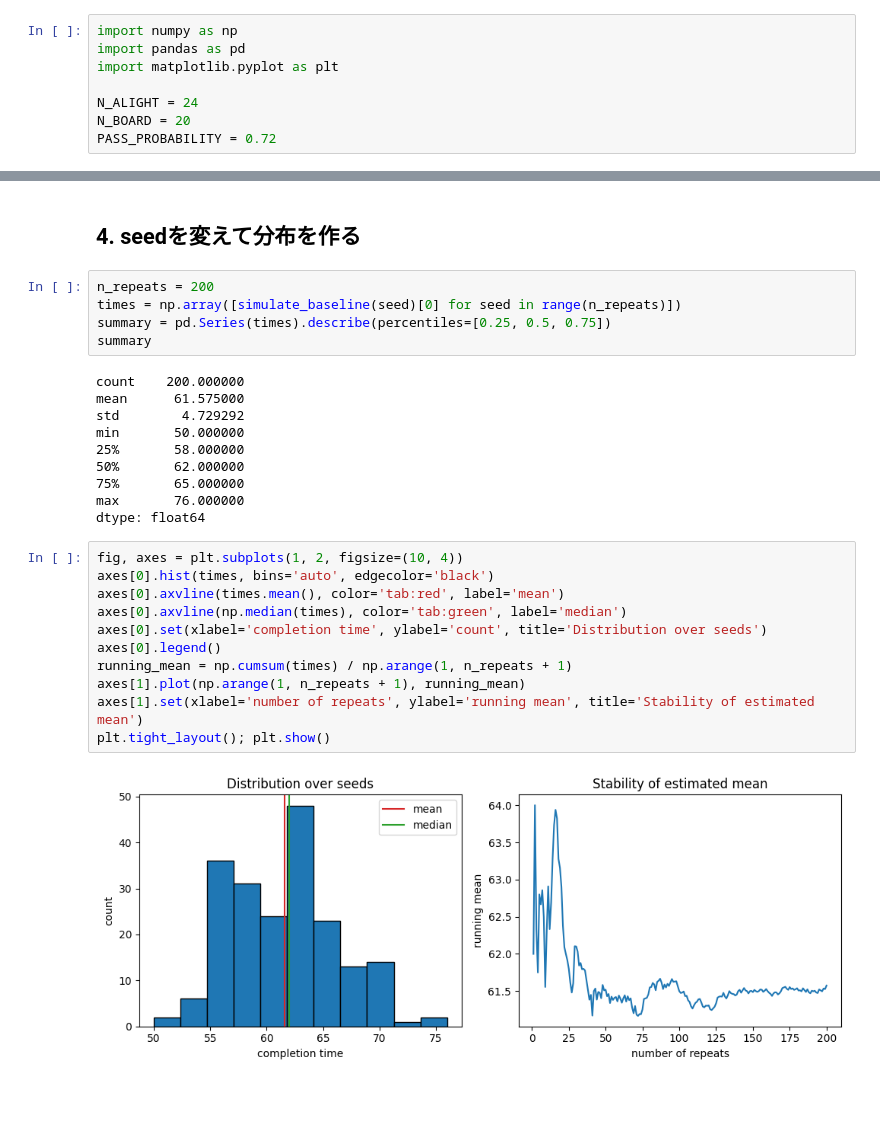
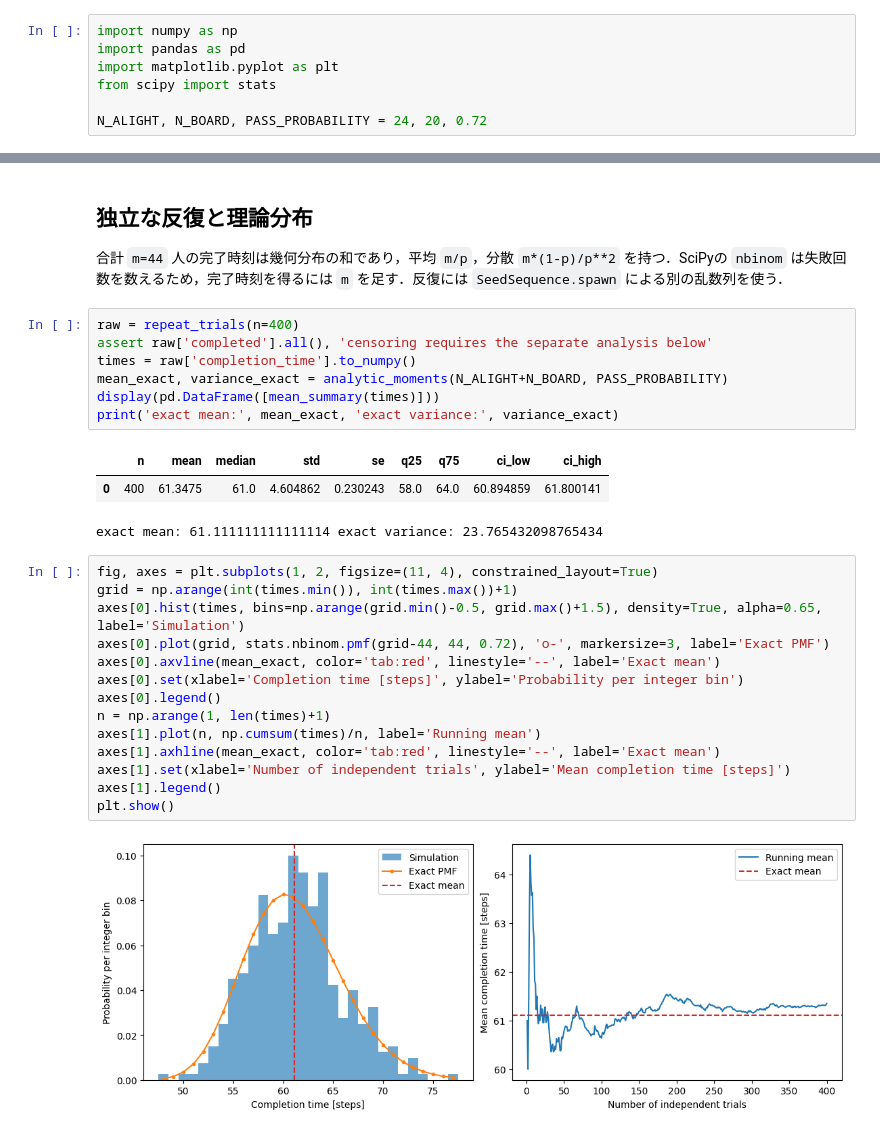
Before and after one commit to k16kgw/Seminar_text, a Jupyter notebook: notebooks/32_stochastic_simulation_repeats.ipynb, the cells around one changed output, grey strips where cells are left out. Saved outputs shown, nothing was run; the diff lists cells and outputs as text; blank space fills up the shorter version.

```diff
--- a/notebooks/32_stochastic_simulation_repeats.ipynb
+++ b/notebooks/32_stochastic_simulation_repeats.ipynb
@@ -10,8 +10,7 @@
 import numpy as np
 import pandas as pd
 import matplotlib.pyplot as plt
+from scipy import stats
 
-N_ALIGHT = 24
-N_BOARD = 20
-PASS_PROBABILITY = 0.72
+N_ALIGHT, N_BOARD, PASS_PROBABILITY = 24, 20, 0.72
 # %% [markdown]
@@ -56,31 +131,32 @@ plt.legend(); plt.tight_layout(); plt.show()
 # %% [markdown]
-## 4. seedを変えて分布を作る
+## 独立な反復と理論分布
+
+合計 `m=44` 人の完了時刻は幾何分布の和であり，平均 `m/p`，分散 `m*(1-p)/p**2` を持つ．SciPyの `nbinom` は失敗回数を数えるため，完了時刻を得るには `m` を足す．反復には `SeedSequence.spawn` による別の乱数列を使う．
 # %%
-n_repeats = 200
-times = np.array([simulate_baseline(seed)[0] for seed in range(n_repeats)])
-summary = pd.Series(times).describe(percentiles=[0.25, 0.5, 0.75])
-summary
+raw = repeat_trials(n=400)
+assert raw['completed'].all(), 'censoring requires the separate analysis below'
+times = raw['completion_time'].to_numpy()
+mean_exact, variance_exact = analytic_moments(N_ALIGHT+N_BOARD, PASS_PROBABILITY)
+display(pd.DataFrame([mean_summary(times)]))
+print('exact mean:', mean_exact, 'exact variance:', variance_exact)
 # %% [output]
+|  | n | mean | median | std | se | q25 | q75 | ci_low | ci_high |
+| 0 | 400 | 61.3475 | 61.0 | 4.604862 | 0.230243 | 58.0 | 64.0 | 60.894859 | 61.800141 |
-count    200.000000
-mean      61.575000
-std        4.729292
-min       50.000000
-25%       58.000000
-50%       62.000000
-75%       65.000000
-max       76.000000
-dtype: float64
+exact mean: 61.111111111111114 exact variance: 23.765432098765434
 # %%
-fig, axes = plt.subplots(1, 2, figsize=(10, 4))
-axes[0].hist(times, bins='auto', edgecolor='black')
-axes[0].axvline(times.mean(), color='tab:red', label='mean')
-axes[0].axvline(np.median(times), color='tab:green', label='median')
-axes[0].set(xlabel='completion time', ylabel='count', title='Distribution over seeds')
+fig, axes = plt.subplots(1, 2, figsize=(11, 4), constrained_layout=True)
+grid = np.arange(int(times.min()), int(times.max())+1)
+axes[0].hist(times, bins=np.arange(grid.min()-0.5, grid.max()+1.5), density=True, alpha=0.65, label='Simulation')
+axes[0].plot(grid, stats.nbinom.pmf(grid-44, 44, 0.72), 'o-', markersize=3, label='Exact PMF')
+axes[0].axvline(mean_exact, color='tab:red', linestyle='--', label='Exact mean')
+axes[0].set(xlabel='Completion time [steps]', ylabel='Probability per integer bin')
 axes[0].legend()
-running_mean = np.cumsum(times) / np.arange(1, n_repeats + 1)
-axes[1].plot(np.arange(1, n_repeats + 1), running_mean)
-axes[1].set(xlabel='number of repeats', ylabel='running mean', title='Stability of estimated mean')
-plt.tight_layout(); plt.show()
+n = np.arange(1, len(times)+1)
+axes[1].plot(n, np.cumsum(times)/n, label='Running mean')
+axes[1].axhline(mean_exact, color='tab:red', linestyle='--', label='Exact mean')
+axes[1].set(xlabel='Number of independent trials', ylabel='Mean completion time [steps]')
+axes[1].legend()
+plt.show()
 # %% [output]
-[figure, old version]
+[figure, new version]
 # %% [markdown]
```
Also changed, not shown: parts of 15 cells of this notebook, 18 other files.
